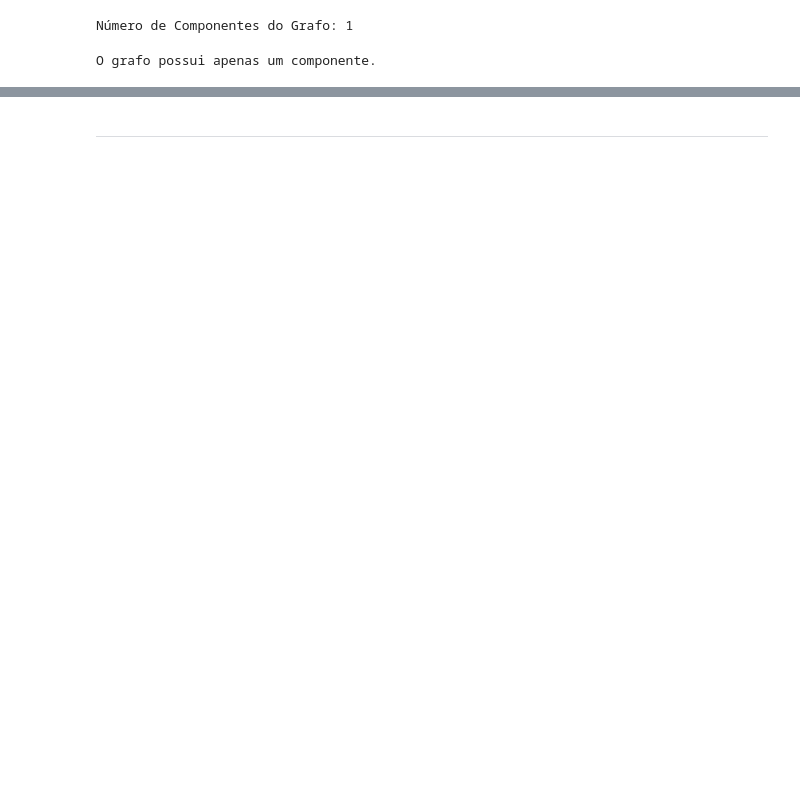
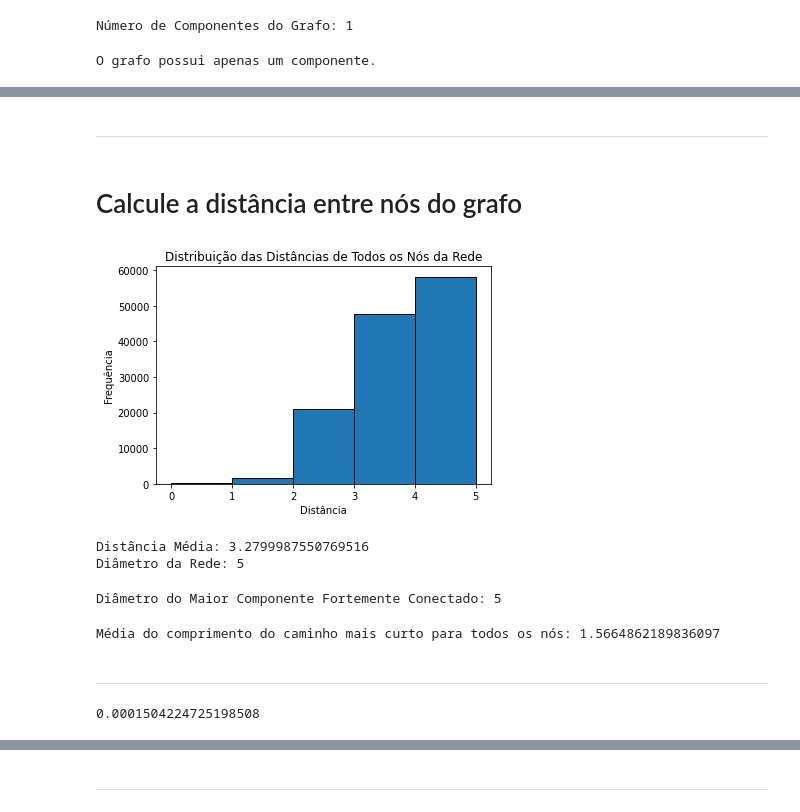
Before and after one commit to lucianobajr/github-complex-networks, a Jupyter notebook: analysis/simple-networks-person-github-analysis.ipynb, the cells around one changed output, grey strips where cells are left out. Saved outputs shown, nothing was run; the diff lists cells and outputs as text; code cells hidden in the pictures; blank space fills up the shorter version.

```diff
--- a/analysis/simple-networks-person-github-analysis.ipynb
+++ b/analysis/simple-networks-person-github-analysis.ipynb
@@ -206,0 +242,67 @@ O grafo possui apenas um componente.
+# %% [markdown]
+------------------------------------------------
+# %% [markdown]
+# Calcule a distância entre nós do grafo
+# %%
+
+# a. Calcular a distância média para a maior componente fortemente conectada
+largest_scc = max(nx.strongly_connected_components(G), key=len)
+G_largest_scc = G.subgraph(largest_scc)
+distancia_media = nx.average_shortest_path_length(G_largest_scc)
+
+# b. Calcular a distribuição das distâncias de todos os nodos da rede
+distancias_nodos = []
+for node in G_largest_scc.nodes:
+    distancias_nodos.extend(list(nx.shortest_path_length(G_largest_scc, source=node).values()))
+
+# Plotar a distribuição das distâncias
+plt.hist(distancias_nodos, bins=max(distancias_nodos), edgecolor='black')
+plt.xlabel('Distância')
+plt.ylabel('Frequência')
+plt.title('Distribuição das Distâncias de Todos os Nós da Rede')
+plt.show()
+
+# c. Calcular o diâmetro da maior componente fortemente conectada
+diametro_rede = nx.diameter(G_largest_scc)
+
+# Exibir os resultados
+print(f'Distância Média: {distancia_media}')
+print(f'Diâmetro da Rede: {diametro_rede}')
+# %% [output]
+[figure, added]
+Distância Média: 3.2799987550769516
+Diâmetro da Rede: 5
+# %%
+# Encontre o maior componente fortemente conectado
+largest_strongly_connected_component = max(nx.strongly_connected_components(G), key=len)
+
+# Crie um subgrafo com apenas o maior componente fortemente conectado
+subgraph_strongly_connected = G.subgraph(largest_strongly_connected_component)
+
+# Calcule o diâmetro do subgrafo fortemente conectado
+diameter_strongly_connected = nx.diameter(subgraph_strongly_connected)
+
+print(f'Diâmetro do Maior Componente Fortemente Conectado: {diameter_strongly_connected}')
+# %% [output]
+Diâmetro do Maior Componente Fortemente Conectado: 5
+# %%
+# Calcular os comprimentos dos caminhos mais curtos para todos os pares de nós
+shortest_path_lengths = dict(nx.all_pairs_shortest_path_length(G))
+
+# Calcular o comprimento médio do caminho mais curto para cada nó
+average_path_lengths = [
+    np.mean(list(spl.values())) for spl in shortest_path_lengths.values()
+]
+
+# Calcular a média sobre todos os nós
+average_path_length_overall = np.mean(average_path_lengths)
+
+print(f'Média do comprimento do caminho mais curto para todos os nós: {average_path_length_overall}')
+# %% [output]
+Média do comprimento do caminho mais curto para todos os nós: 1.5664862189836097
+# %% [markdown]
+-------------------------------------------------------------------
+# %%
+nx.density(G)
+# %% [output]
+0.0001504224725198508
```
Also changed, not shown: parts of 35 cells of this notebook.
